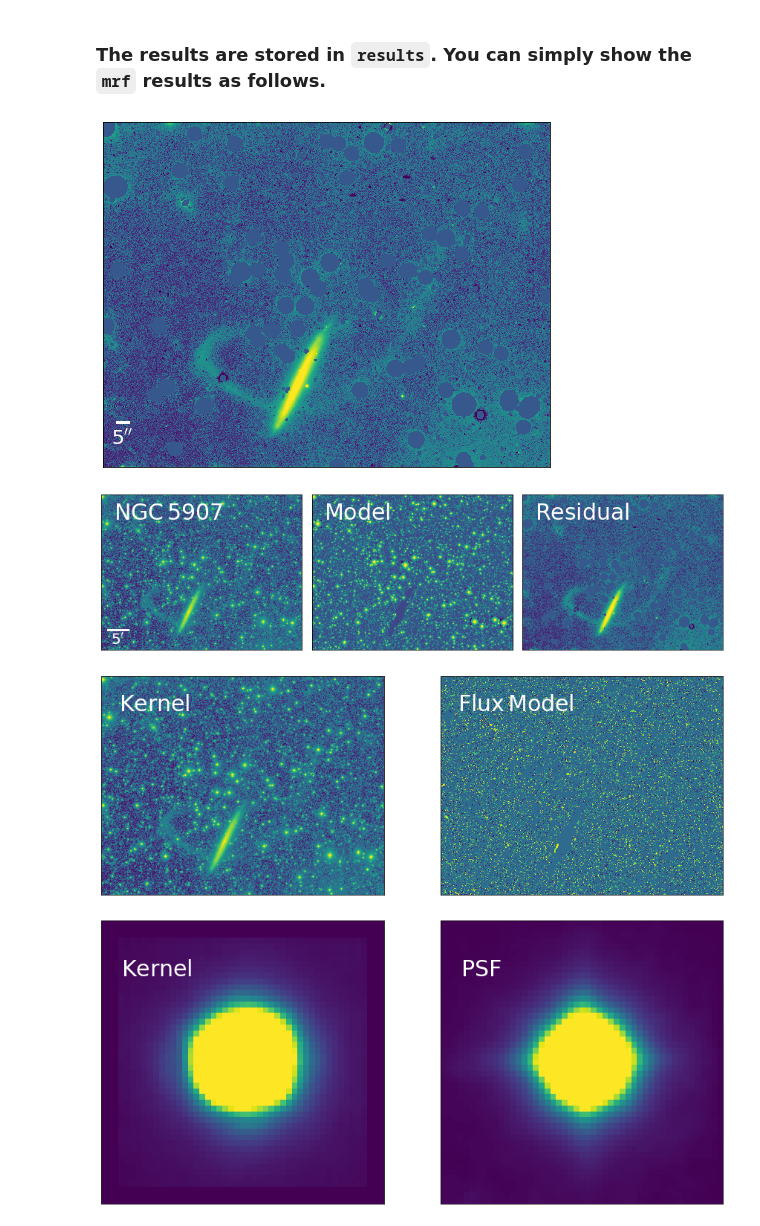
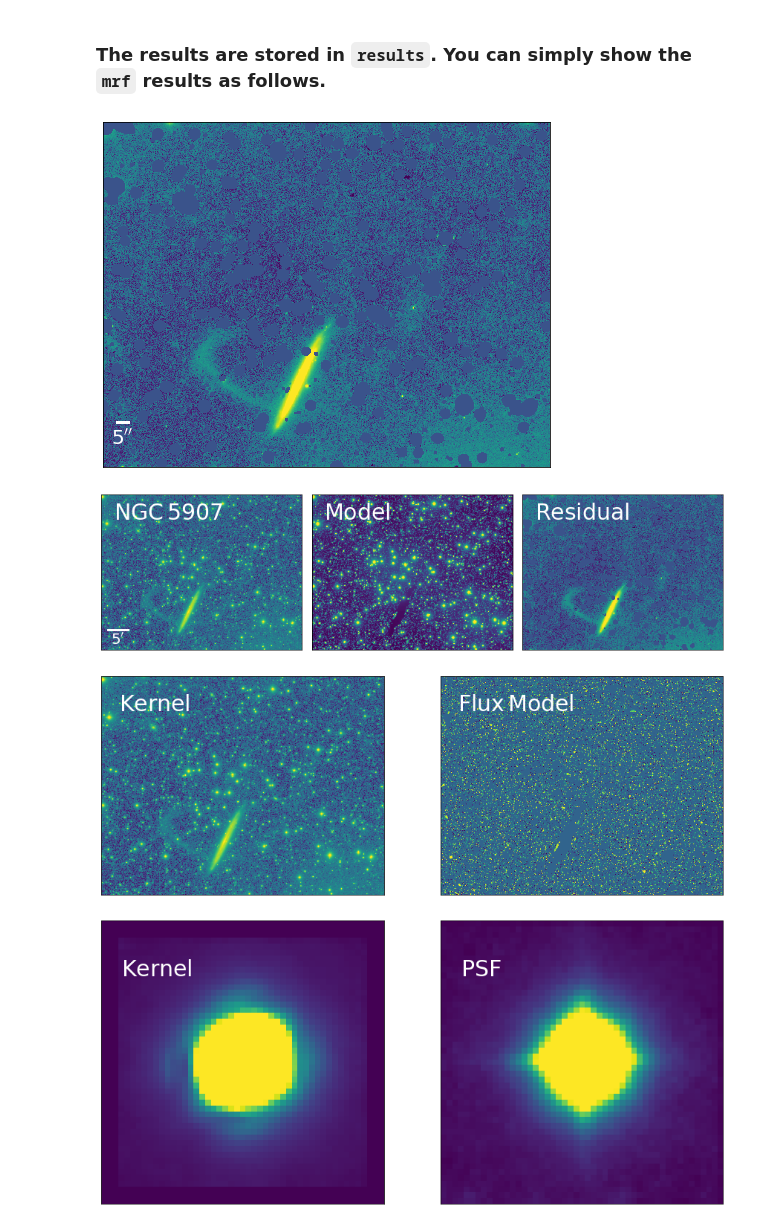
Before and after one commit to AstroJacobLi/mrf, a Jupyter notebook: examples/NGC5907/mrfTask-n5907.ipynb, the cells around one changed output. Cells and saved outputs as stored; diff of their text form; code cells hidden in the pictures.

```diff
--- a/examples/NGC5907/mrfTask-n5907.ipynb
+++ b/examples/NGC5907/mrfTask-n5907.ipynb
@@ -50,10 +71,10 @@ cfht.save_to_fits('ngc5907_cfht_r.fits')
 from mrf.task import MrfTask
 # %%
 task = MrfTask('ngc5907-task.yaml')
-img_lowres = 'n5907_df_r.fits'
+img_lowres = 'n5907_df_g.fits'
 img_hires_b = 'ngc5907_cfht_g.fits'
 img_hires_r = 'ngc5907_cfht_r.fits'
 certain_gal_cat = 'gal_cat_n5907.txt'
 results = task.run(img_lowres, img_hires_b, img_hires_r, certain_gal_cat,
-                   output_name='n5907_r', verbose=True)
+                   output_name='n5907_g', verbose=True)
 # %% [output]
@@ -79,9 +100,9 @@ results = task.run(img_lowres, img_hires_b, img_hires_r, certain_gal_cat,
 # %%
 from mrf.utils import adjust_mask
 # %%
-results = adjust_mask(results, gaussian_threshold=0.002, gaussian_radius=1.5, bright_lim=14, r=10)
+results = adjust_mask(results, gaussian_threshold=0.001, gaussian_radius=1.5, bright_lim=16.5, r=8)
 # %% [output]
-[figure, old version]
+[figure, new version]
 # %%
 fig, [ax1, ax2, ax3] = plt.subplots(1, 3, figsize=(15, 8))
 ax1 = display_single(results.lowres_input.image, ax=ax1, pixel_scale=2.5,
@@ -94,7 +115,7 @@ ax3 = display_single(results.lowres_final.image, ax=ax3, scale_bar=False,
 plt.subplots_adjust(wspace=0.05)
 plt.savefig('n5907-demo.png', bbox_inches='tight')#, facecolor='silver')
 # %% [output]
-[figure, old version]
+[figure, new version]
 # %%
 fig, [ax1, ax2] = plt.subplots(1, 2, figsize=(15, 8))
 ax1 = display_single(results.lowres_input.image, ax=ax1,
@@ -102,7 +123,7 @@ ax1 = display_single(results.lowres_input.image, ax=ax1,
 ax2 = display_single(results.hires_fluxmod.image, ax=ax2, scale='percentile', lower_percentile=0.5,
                      scale_bar=False, add_text='Flux\,Model', text_y_offset=0.65)
 # %% [output]
-[figure, old version]
+[figure, new version]
 # %%
 fig, [ax1, ax2] = plt.subplots(1, 2, figsize=(15, 8))
 ax1 = display_single(results.kernel_med, ax=ax1,
@@ -110,4 +131,4 @@ ax1 = display_single(results.kernel_med, ax=ax1,
 ax2 = display_single(results.PSF, ax=ax2,
                      scale_bar=False, add_text='PSF')
 # %% [output]
-[figure, old version]
+[figure, new version]
```
Also changed, not shown: parts of 3 cells of this notebook, 7 other files.
